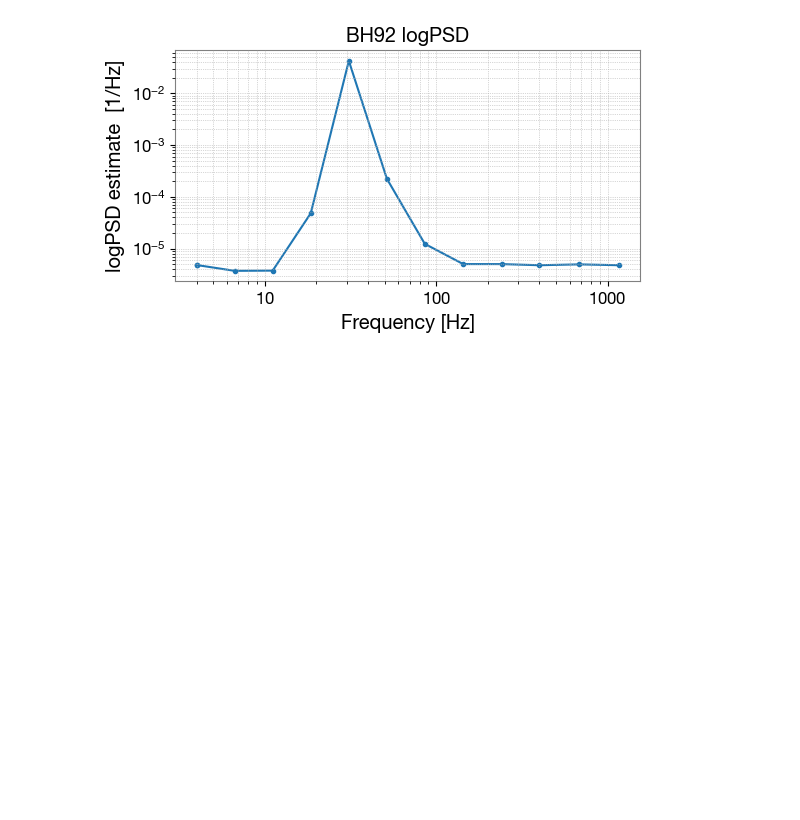
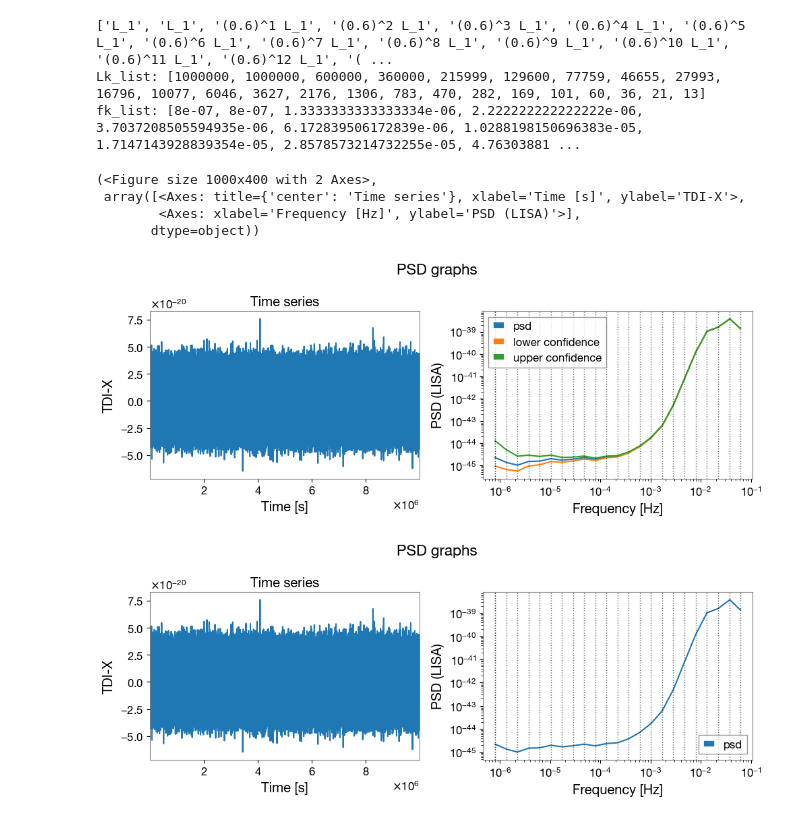
Before and after one commit to AkmDgreat/AkshatLISA, a Jupyter notebook: AkshatLISA/notebooks/logpsd.ipynb, the cells around one changed output. Saved outputs shown, nothing was run; the diff lists cells and outputs as text; code cells hidden in the pictures; blank space fills up the shorter version.

```diff
--- a/AkshatLISA/notebooks/logpsd.ipynb
+++ b/AkshatLISA/notebooks/logpsd.ipynb
@@ -27,19 +27,17 @@ from scripts.logpsd import logpsd
 import matplotlib.pyplot as plt
 # %%
 # dummy signal:  30 Hz sine + white noise
-fs   = 4096
-T    = 8          # seconds
-t    = np.arange(0, T, 1/fs)
-sig  = np.sin(2*np.pi*30*t) + 0.1*np.random.randn(t.size)
+# fs   = 4096
+# T    = 8          # seconds
+# t    = np.arange(0, T, 1/fs)
+# sig  = np.sin(2*np.pi*30*t) + 0.1*np.random.randn(t.size)
 
-f_log, P_log = logpsd(sig, fs)
+# f_log, P_wosa = logpsd(sig, fs)
 
-plt.figure(figsize=(6,3))
-plt.loglog(f_log, P_log, ".-")
-plt.xlabel("Frequency [Hz]")
-plt.ylabel("logPSD estimate  [1/Hz]")
-plt.title("BH92 logPSD")
-plt.grid(True, which="both", ls=":")
-plt.show()
+# plt.figure(figsize=(6,3))
+# plt.loglog(f_log, P_log, ".-")
+# plt.xlabel("Frequency [Hz]")
+# plt.ylabel("logPSD estimate  [1/Hz]")
+# plt.title("BH92 logPSD")
+# plt.grid(True, which="both", ls=":")
+# plt.show()
-# %% [output]
-[figure, removed]
@@ -45,0 +46,47 @@ plt.show()
+# %%
+import matplotlib.pyplot as plt
+
+tdi_path = getTdiPath('vsmall_glitch_vlong_tdi.h5')
+data, fs, t = readTdi(tdi_path)
+f_log, psd_log, nseg = logpsd(x=data, fs=fs, overlap=0, L1=1000000)
+psd_log_lower, psd_log_upper = psd_ci(psd_log, nseg, c=0.1)
+plot(
+    data=data,
+    t=t,
+    fs=fs,
+    f=f_log,
+    psd=[psd_log, psd_log_lower, psd_log_upper],
+    nper=20000,
+    title="TDI-X",
+    bigtitle="PSD graphs",
+    labels=["psd", "lower confidence", "upper confidence"],
+    vlines=f_log,
+    # logpsd=True
+)
+
+plot(
+    data=data,
+    t=t,
+    fs=fs,
+    f=f_log,
+    psd=[psd_log],
+    nper=20000,
+    title="TDI-X",
+    bigtitle="PSD graphs",
+    labels=["psd"],
+    vlines=f_log,
+    # logpsd=True
+)
+
+# plt.plot(f_log, psd_log)
+# plt.yscale('log')
+# %% [output]
+['L_1', 'L_1', '(0.6)^1 L_1', '(0.6)^2 L_1', '(0.6)^3 L_1', '(0.6)^4 L_1', '(0.6)^5 L_1', '(0.6)^6 L_1', '(0.6)^7 L_1', '(0.6)^8 L_1', '(0.6)^9 L_1', '(0.6)^10 L_1', '(0.6)^11 L_1', '(0.6)^12 L_1', '( ...
+Lk_list: [1000000, 1000000, 600000, 360000, 215999, 129600, 77759, 46655, 27993, 16796, 10077, 6046, 3627, 2176, 1306, 783, 470, 282, 169, 101, 60, 36, 21, 13]
+fk_list: [8e-07, 8e-07, 1.3333333333333334e-06, 2.222222222222222e-06, 3.7037208505594935e-06, 6.172839506172839e-06, 1.0288198150696383e-05, 1.7147143928839354e-05, 2.8578573214732255e-05, 4.76303881 ...
+(<Figure size 1000x400 with 2 Axes>,
+ array([<Axes: title={'center': 'Time series'}, xlabel='Time [s]', ylabel='TDI-X'>,
+        <Axes: xlabel='Frequency [Hz]', ylabel='PSD (LISA)'>],
+       dtype=object))
+[figure, added]
+[figure, added]
```
Also changed, not shown: parts of 8 cells of this notebook, 31 other files.
